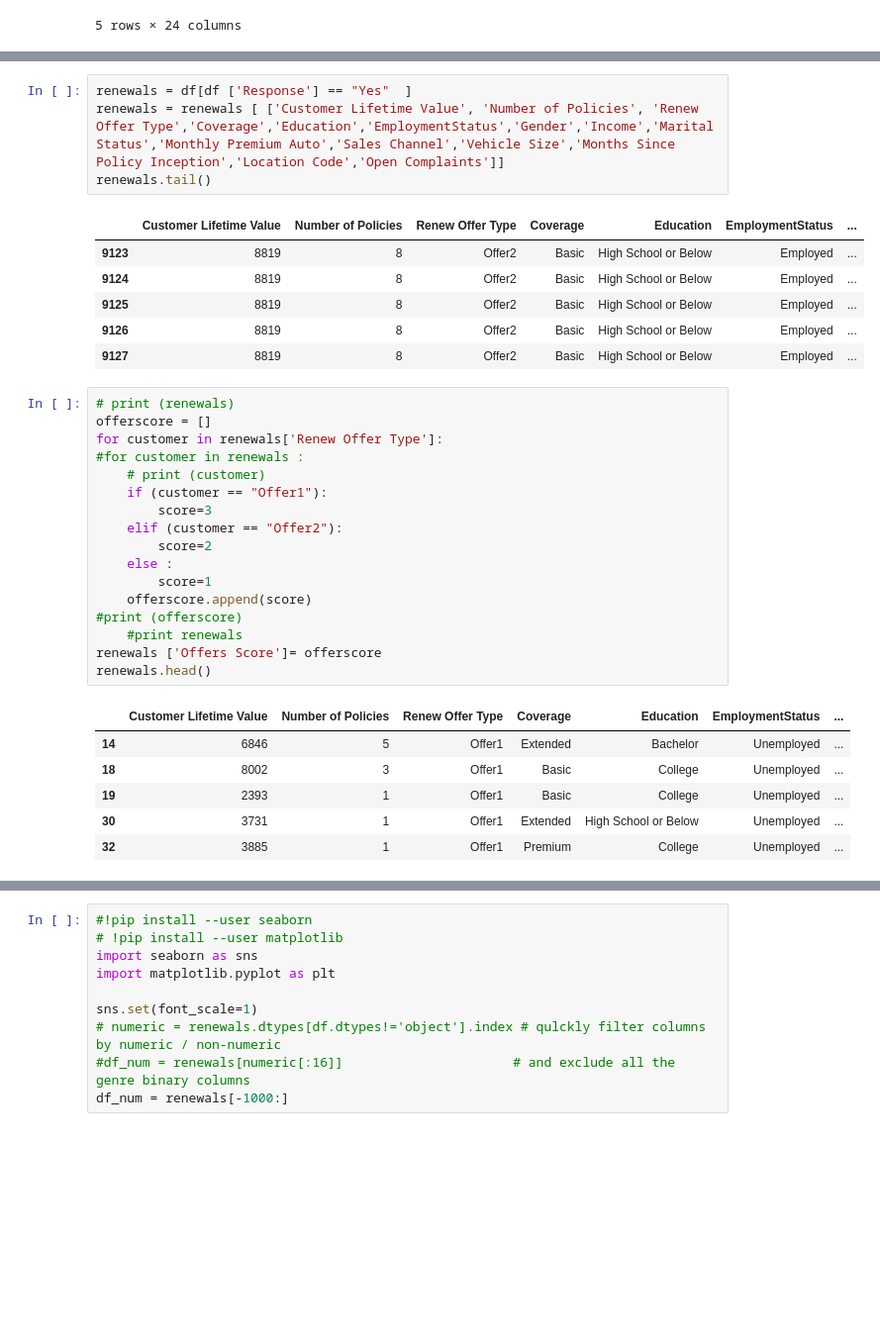
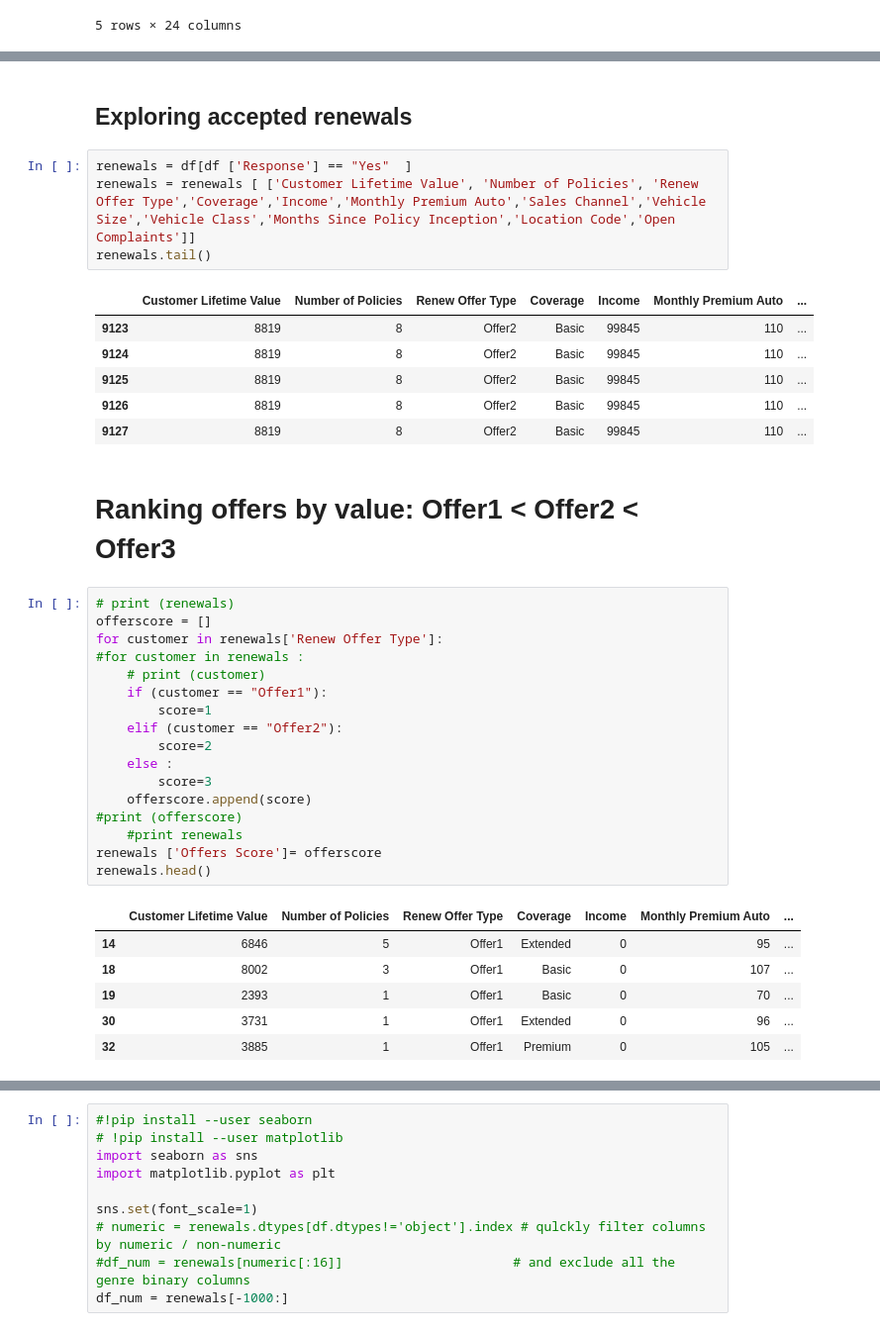
Before and after one commit to obarrot/dsx, a Jupyter notebook: insurance CLV.ipynb, the cells around one changed output, grey strips where cells are left out. Shown at 99% size. Saved outputs shown, nothing was run; the diff lists cells and outputs as text; blank space fills up the shorter version.

```diff
--- a/insurance CLV.ipynb
+++ b/insurance CLV.ipynb
@@ -35,17 +35,21 @@ display(df)
 # %% [output]
 [interactive output not drawn]
 [interactive output not drawn]
+# %% [markdown]
+## Exploring accepted renewals
 # %%
 renewals = df[df ['Response'] == "Yes"  ]
-renewals = renewals [ ['Customer Lifetime Value', 'Number of Policies', 'Renew Offer Type','Coverage','Education','EmploymentStatus','Gender','Income','Marital Status','Monthly Premium Auto','Sales Channel','Vehicle Size','Months Since Policy Inception','Location Code','Open Complaints']]
+renewals = renewals [ ['Customer Lifetime Value', 'Number of Policies', 'Renew Offer Type','Coverage','Income','Monthly Premium Auto','Sales Channel','Vehicle Size','Vehicle Class','Months Since Policy Inception','Location Code','Open Complaints']]
 renewals.tail()
 # %% [output]
-|  | Customer Lifetime Value | Number of Policies | Renew Offer Type | Coverage | Education | EmploymentStatus | ... |
-| 9123 | 8819 | 8 | Offer2 | Basic | High School or Below | Employed | ... |
-| 9124 | 8819 | 8 | Offer2 | Basic | High School or Below | Employed | ... |
-| 9125 | 8819 | 8 | Offer2 | Basic | High School or Below | Employed | ... |
-| 9126 | 8819 | 8 | Offer2 | Basic | High School or Below | Employed | ... |
-| 9127 | 8819 | 8 | Offer2 | Basic | High School or Below | Employed | ... |
+|  | Customer Lifetime Value | Number of Policies | Renew Offer Type | Coverage | Income | Monthly Premium Auto | ... |
+| 9123 | 8819 | 8 | Offer2 | Basic | 99845 | 110 | ... |
+| 9124 | 8819 | 8 | Offer2 | Basic | 99845 | 110 | ... |
+| 9125 | 8819 | 8 | Offer2 | Basic | 99845 | 110 | ... |
+| 9126 | 8819 | 8 | Offer2 | Basic | 99845 | 110 | ... |
+| 9127 | 8819 | 8 | Offer2 | Basic | 99845 | 110 | ... |
+# %% [markdown]
+# Ranking offers by value: Offer1 < Offer2 < Offer3
 # %%
 # print (renewals)
 offerscore = []
@@ -53,20 +57,20 @@ for customer in renewals['Renew Offer Type']:
 #for customer in renewals :
     # print (customer)
     if (customer == "Offer1"):
-        score=3
+        score=1
     elif (customer == "Offer2"):
         score=2
     else :
-        score=1
+        score=3
     offerscore.append(score)
 #print (offerscore)
     #print renewals
 renewals ['Offers Score']= offerscore
 renewals.head()
 # %% [output]
-|  | Customer Lifetime Value | Number of Policies | Renew Offer Type | Coverage | Education | EmploymentStatus | ... |
-| 14 | 6846 | 5 | Offer1 | Extended | Bachelor | Unemployed | ... |
-| 18 | 8002 | 3 | Offer1 | Basic | College | Unemployed | ... |
-| 19 | 2393 | 1 | Offer1 | Basic | College | Unemployed | ... |
-| 30 | 3731 | 1 | Offer1 | Extended | High School or Below | Unemployed | ... |
-| 32 | 3885 | 1 | Offer1 | Premium | College | Unemployed | ... |
+|  | Customer Lifetime Value | Number of Policies | Renew Offer Type | Coverage | Income | Monthly Premium Auto | ... |
+| 14 | 6846 | 5 | Offer1 | Extended | 0 | 95 | ... |
+| 18 | 8002 | 3 | Offer1 | Basic | 0 | 107 | ... |
+| 19 | 2393 | 1 | Offer1 | Basic | 0 | 70 | ... |
+| 30 | 3731 | 1 | Offer1 | Extended | 0 | 96 | ... |
+| 32 | 3885 | 1 | Offer1 | Premium | 0 | 105 | ... |
```
Also changed, not shown: parts of 20 cells of this notebook.
